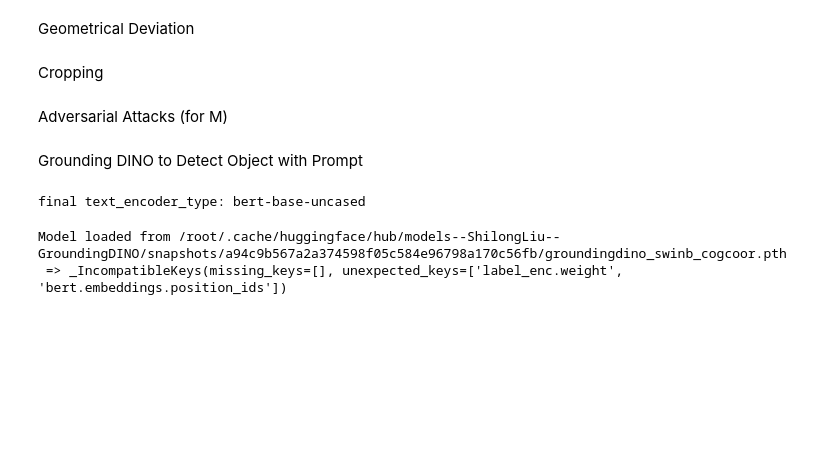
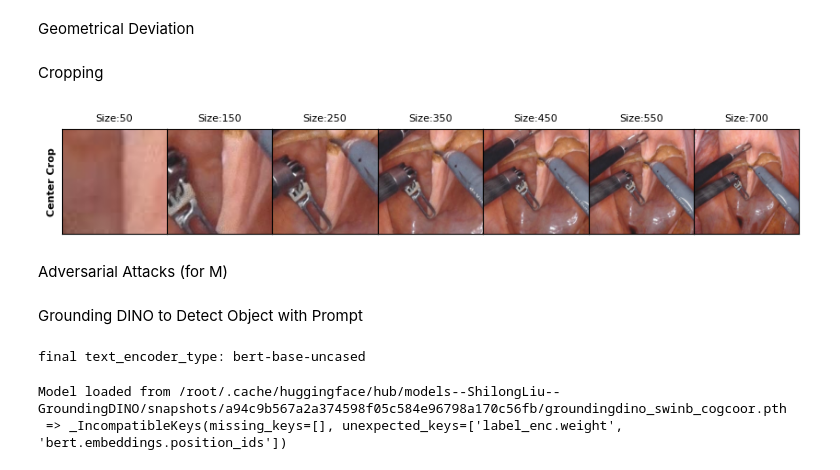
Before and after one commit to jenniferhiga/HCI_AI_RoboticSurgery, a Jupyter notebook: Grounded_SAM_Tool_Instance_Segmentation.ipynb, the cells around one changed output. Drawn from its saved outputs; the diff is of its cells as text; code cells hidden in the pictures; blank space fills up the shorter version.

```diff
--- a/Grounded_SAM_Tool_Instance_Segmentation.ipynb
+++ b/Grounded_SAM_Tool_Instance_Segmentation.ipynb
@@ -174,6 +173,27 @@ ValueError: ignored
 Geometrical Deviation
 # %% [markdown]
 Cropping
+# %%
+seq = []
+sizes = [50, 150, 250, 350, 450, 550, 700]
+img_dir = 'inpaint_demo.jpg'
+crop_type = 'Center Crop'
+original = Image.fromarray(image_source)
+for i in range(len(sizes)):
+  z = TF.center_crop(original, sizes[i])
+  seq.append(z)
+fig_per_row = len(sizes)
+fig, ax = plt.subplots(1, fig_per_row, figsize=(31/3, 25.5/3), gridspec_kw=dict(wspace=0.00, hspace=0.09))
+for i in range(fig_per_row):  # Use range to iterate over indices
+    ax[i].imshow(seq[i])
+    ax[i].xaxis.set_major_locator(plt.NullLocator())
+    ax[i].yaxis.set_major_locator(plt.NullLocator())
+    ax[i].set_title('Size:' + '{}'.format(sizes[i]), fontsize=f_size)
+    if i == 0:
+      ax[i].set_ylabel(crop_type, fontsize=f_size, fontweight="bold")
+plt.savefig('Crop_Effects.pdf',dpi=100)
+# %% [output]
+[figure, added]
 # %% [markdown]
 Adversarial Attacks (for M)
 # %% [markdown]
```
Also changed, not shown: parts of 4 cells of this notebook.
